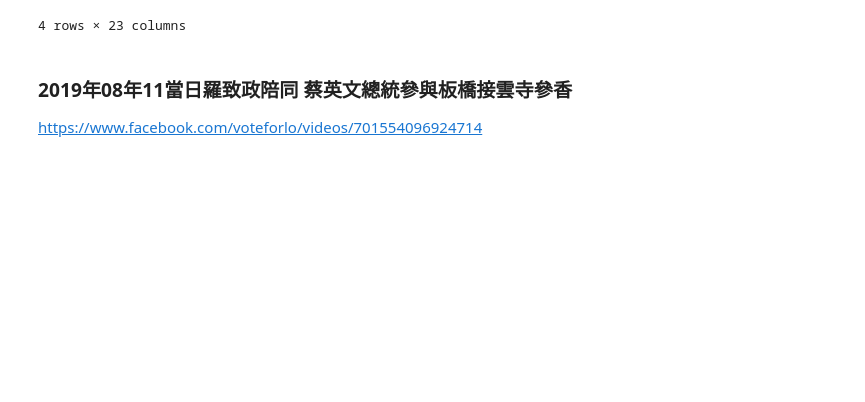
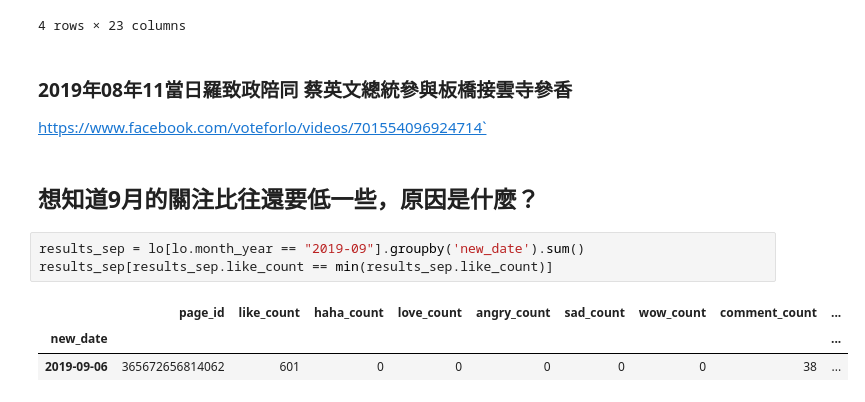
Before and after one commit to binying-lu/-2021-Politics-and-information, a Jupyter notebook: HW 04/9th_legislator_Banqiao_Ro.ipynb, the cells around one changed output. Cells and saved outputs as stored; diff of their text form; blank space fills up the shorter version.

```diff
--- a/HW 04/9th_legislator_Banqiao_Ro.ipynb
+++ b/HW 04/9th_legislator_Banqiao_Ro.ipynb
@@ -288,4 +288,13 @@ See the caveats in the documentation: https://pandas.pydata.org/pandas-docs/stab
 4 rows × 23 columns
 # %% [markdown]
 ### 2019年08年11當日羅致政陪同 **蔡英文總統參與板橋接雲寺參香**
-https://www.facebook.com/voteforlo/videos/701554096924714
+https://www.facebook.com/voteforlo/videos/701554096924714`
+# %% [markdown]
+## 想知道9月的關注比往還要低一些，原因是什麼？
+# %%
+results_sep = lo[lo.month_year == "2019-09"].groupby('new_date').sum()
+results_sep[results_sep.like_count == min(results_sep.like_count)]
+# %% [output]
+|  | page_id | like_count | haha_count | love_count | angry_count | sad_count | wow_count | comment_count | ... |
+| new_date |  |  |  |  |  |  |  |  | ... |
+| 2019-09-06 | 365672656814062 | 601 | 0 | 0 | 0 | 0 | 0 | 38 | ... |
```
Also changed, not shown: parts of 3 cells of this notebook.
